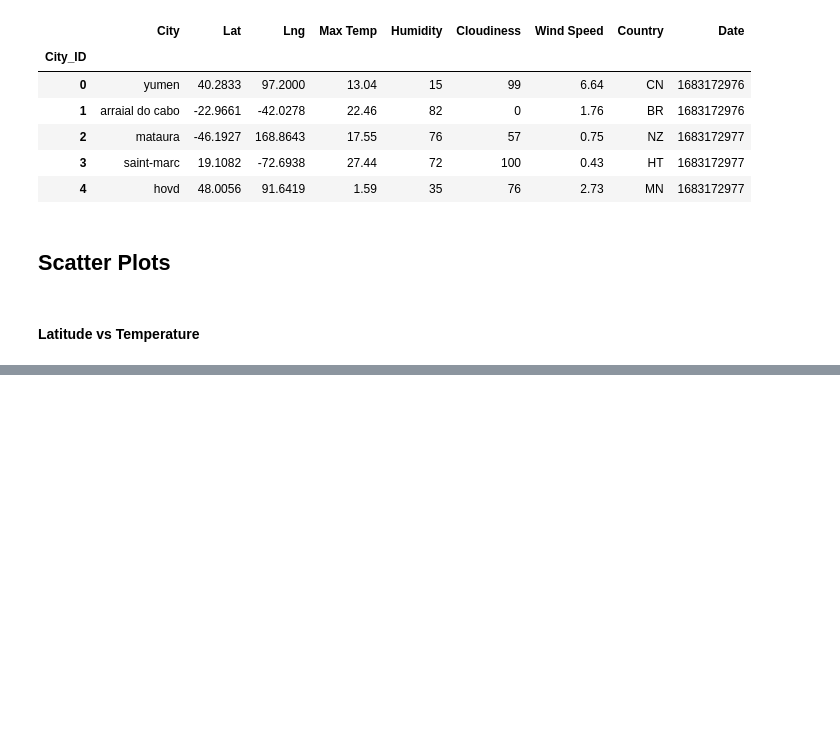
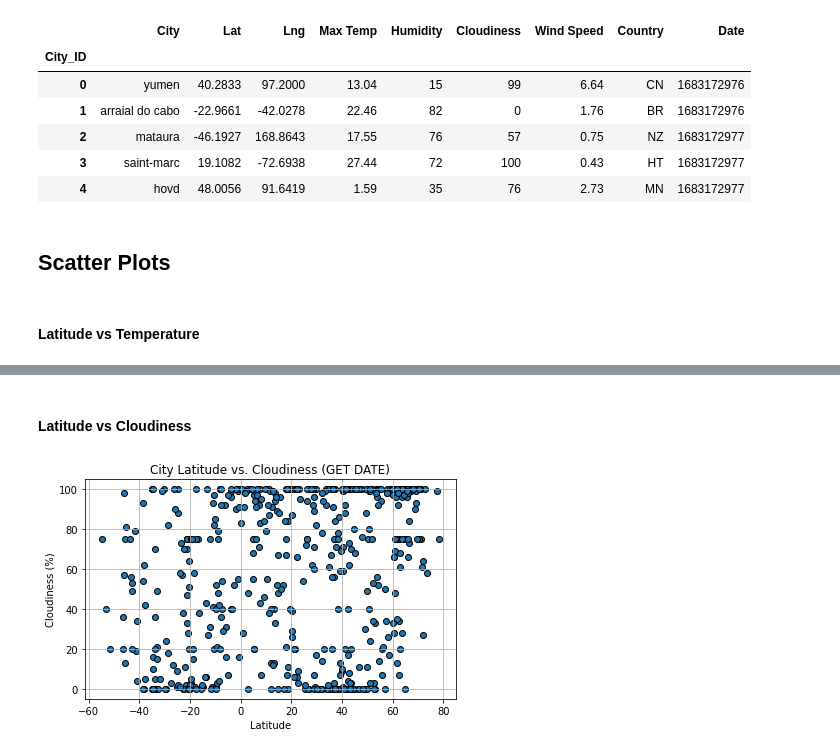
Before and after one commit to Wheezyotter/python-api-challenge, a Jupyter notebook: WeatherPy/WeatherPy.ipynb, the cells around one changed output, grey strips where cells are left out. Drawn from its saved outputs; the diff is of its cells as text; code cells hidden in the pictures; blank space fills up the shorter version.

```diff
--- a/WeatherPy/WeatherPy.ipynb
+++ b/WeatherPy/WeatherPy.ipynb
@@ -194,0 +221,22 @@ plt.show()
+# %% [markdown]
+#### Latitude vs Cloudiness
+# %%
+# Stores cloudiness data
+cloudiness = city_data_df["Cloudiness"]
+
+# Creates a scatter plot of cloudiness vs latitude
+fig3, ax3 = plt.subplots()
+
+
+ax3.scatter(latitude, cloudiness, edgecolors = "black")
+
+ax3.set_title("City Latitude vs. Cloudiness (GET DATE)")
+ax3.set_xlabel("Latitude")
+ax3.set_ylabel("Cloudiness (%)")
+ax3.grid()
+
+plt.tight_layout()
+plt.savefig("Figures/Fig3_lat_v_cloud.png")
+plt.show()
+# %% [output]
+[figure, added]
```
Also changed, not shown: parts of 6 cells of this notebook, 4 other files.
